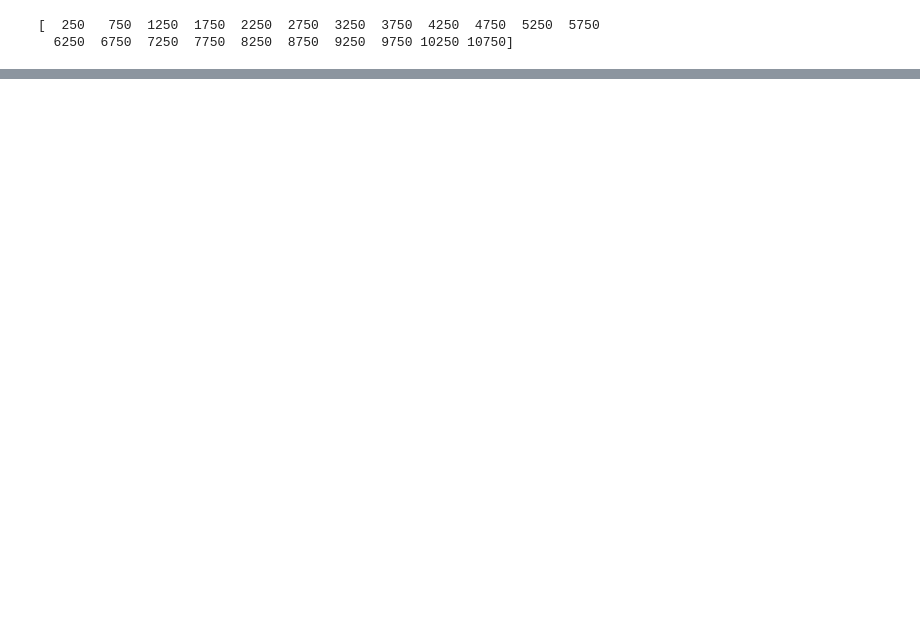
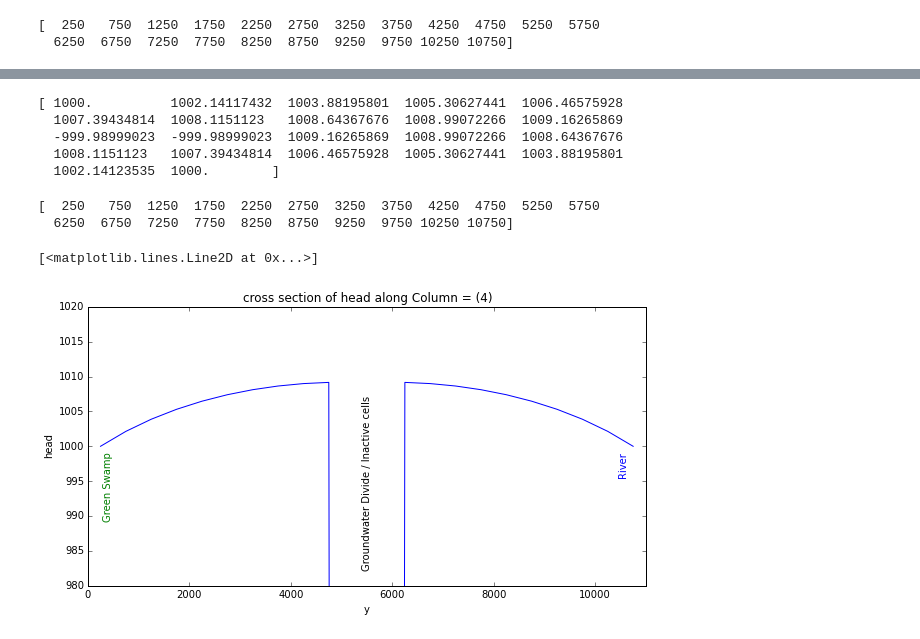
Before and after one commit to landr/Chapter_4_problems, a Jupyter notebook: P4.3_Flopy_Hubbertville_areal_model.ipynb, the cells around one changed output, grey strips where cells are left out. Saved outputs shown, nothing was run; the diff lists cells and outputs as text; code cells hidden in the pictures; blank space fills up the shorter version.

```diff
--- a/P4.3_Flopy_Hubbertville_areal_model.ipynb
+++ b/P4.3_Flopy_Hubbertville_areal_model.ipynb
@@ -443,0 +561,23 @@ Flux to perimeter boundaries = 20000.1220703 , Well pumping = 20000.0 , Total Vo
+# %%
+#As before, let's look at the results and compare to P4-3 Part a.
+#imports for plotting and reading the MODFLOW binary output file
+import matplotlib.pyplot as plt
+import flopy.utils.binaryfile as bf
+
+#Create the headfile object and grab the results for last time.
+headfile = os.path.join(modelpath, modelname + '.hds')
+headfileobj = bf.HeadFile(headfile)
+
+#Get a list of times that are contained in the model
+times = headfileobj.get_times()
+print 'Headfile (' + modelname + '.hds' + ') contains the following list of times: ', times
+
+#Get a numpy array of heads for totim = 1.0
+#The get_data method will extract head data from the binary file.
+HEAD = headfileobj.get_data(totim=1.0)
+
+#Print statistics on the head
+print 'Head statistics'
+print '  min: ', HEAD.min()
+print '  max: ', HEAD.max()
+print '  std: ', HEAD.std()
@@ -443,0 +628,34 @@ Flux to perimeter boundaries = 20000.1220703 , Well pumping = 20000.0 , Total Vo
+# %%
+COL = 4
+# recall we need to flip because MODFLOW's array does not = Python, so we reverse the order (flip them) and call it
+Y = np.flipud(HEAD[0,:,COL])
+print Y
+# %% [output]
+[ 1000.          1002.14117432  1003.88195801  1005.30627441  1006.46575928
+  1007.39434814  1008.1151123   1008.64367676  1008.99072266  1009.16265869
+  -999.98999023  -999.98999023  1009.16265869  1008.99072266  1008.64367676
+  1008.1151123   1007.39434814  1006.46575928  1005.30627441  1003.88195801
+  1002.14123535  1000.        ]
+# %%
+#for our cross section create X-coordinates to match with heads
+XCOORD = np.arange(0, 11000, 500) + 250
+print XCOORD
+# %% [output]
+[  250   750  1250  1750  2250  2750  3250  3750  4250  4750  5250  5750
+  6250  6750  7250  7750  8250  8750  9250  9750 10250 10750]
+# %%
+fig = plt.figure(figsize=(10, 5))
+ax = fig.add_subplot(1, 1, 1)
+TITLE =  'cross section of head along Column = ({0})'.format(COL)
+ax.set_title(TITLE)
+ax.set_xlabel('y')
+ax.set_ylabel('head')
+ax.set_xlim(0, 11000.)
+ax.set_ylim(980.,1020.)
+ax.text(10480, 998, r"River", fontsize=10, color="blue",rotation='vertical')
+ax.text(300, 998, r"Green Swamp", fontsize=10, color="green",rotation='vertical')
+ax.text(5400,1006., r"Groundwater Divide / Inactive cells", fontsize=10, color="black",rotation='vertical')
+ax.plot(XCOORD, Y)
+# %% [output]
+[<matplotlib.lines.Line2D at 0x...>]
+[figure, added]
```
Also changed, not shown: parts of 88 cells of this notebook, 14 other files.
